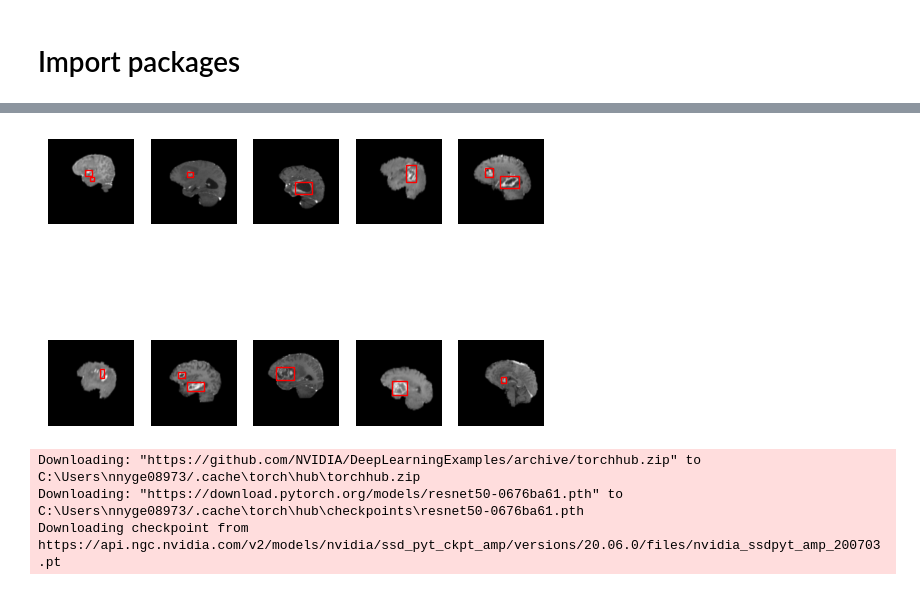
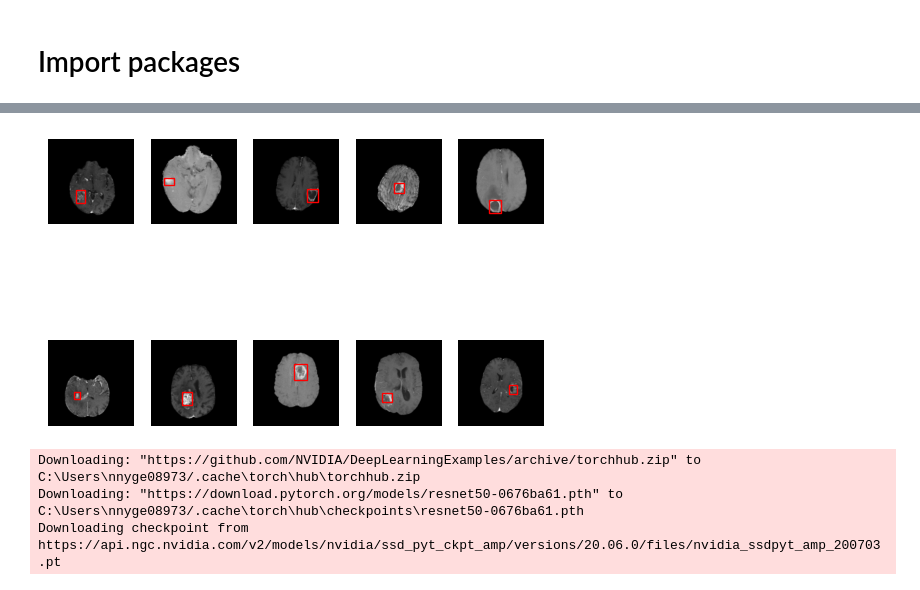
Before and after one commit to nellynygren/TumorDetection, a Jupyter notebook: tumor_detect/tumor_detect.ipynb, the cells around one changed output, grey strips where cells are left out. Cells and saved outputs as stored; diff of their text form; code cells hidden in the pictures.

```diff
--- a/tumor_detect/tumor_detect.ipynb
+++ b/tumor_detect/tumor_detect.ipynb
@@ -63,7 +63,7 @@ CPU
 # %%
-# dataset_path = './input/brain-tumor-object-detection-datasets/axial_t1wce_2_class/'
+dataset_path = './input/brain-tumor-object-detection-datasets/axial_t1wce_2_class/'
 # dataset_path = './input/brain-tumor-object-detection-datasets/coronal_t1wce_2_class/'
-dataset_path = './input/brain-tumor-object-detection-datasets/sagittal_t1wce_2_class/'
+# dataset_path = './input/brain-tumor-object-detection-datasets/sagittal_t1wce_2_class/'
 train_im_path = dataset_path + 'images/train/'
 train_label_path = dataset_path + 'labels/train/'
 
@@ -78,7 +78,7 @@ train_labels = os.listdir(train_label_path)
 test_images = os.listdir(test_im_path)
 test_labels = os.listdir(test_label_path)
 # %%
-target_im_size = (128,128)
+target_im_size = (300,300)
 
 class Pad2Square:
     def __call__(self,image):
@@ -102,7 +102,7 @@ def pad2square(image,bb):
 
 
 def plot_images_bb():
-    plt.Figure(figsize=(100,20))
+    plt.Figure()
     n_im = 10
     # For each datapoint (image & box)
     for i, c in enumerate(np.random.randint(0, len(train_labels), size=n_im), start=1):
@@ -131,34 +131,34 @@ def plot_images_bb():
 
         # Resize bounding boxes
         im_orig_sz = im.size[0]
         resize_factor = target_im_size[0]/im_orig_sz
         bb = bb*resize_factor
 
         # Image transformations
         transform = T.Compose([
             T.Resize(target_im_size),
         ])
 
         im = transform(im)
 
         # Plot image and bounding box
         plt.axis('off')
         plt.imshow(im, cmap='gray')
         for b_i in range(0,l_i+1):
             # Create a Rectangle patch
             bb_sz_x = bb[b_i,2]
             bb_sz_y = bb[b_i,3]
             bb_pos_x = bb[b_i,0] - bb_sz_x/2 # center of box
             bb_pos_y = bb[b_i,1] - bb_sz_y/2 # center of box
             bb_plot = patches.Rectangle((bb_pos_y, bb_pos_x), bb_sz_y, bb_sz_x, linewidth=1, edgecolor='r', facecolor='None')
             # Add the patch to the Axes
             ax.add_patch(bb_plot)
 
     #plt.savefig('figures/example_sagittal.png')
 
 plot_images_bb()
 # %% [output]
-[figure, old version]
+[figure, new version]
 # %%
 ssd_model = torch.hub.load('NVIDIA/DeepLearningExamples:torchhub', 'nvidia_ssd')
 utils = torch.hub.load('NVIDIA/DeepLearningExamples:torchhub', 'nvidia_ssd_processing_utils')
```
Also changed, not shown: parts of 1 cell of this notebook, 4 other files.
